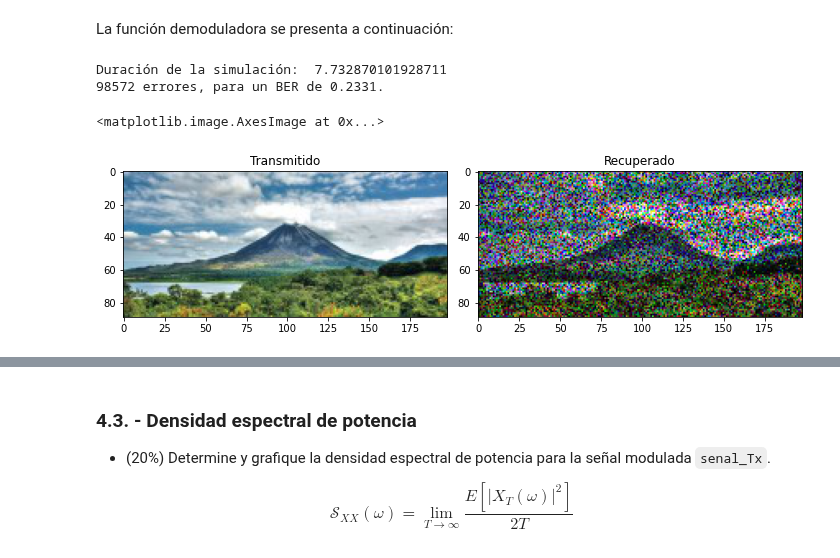
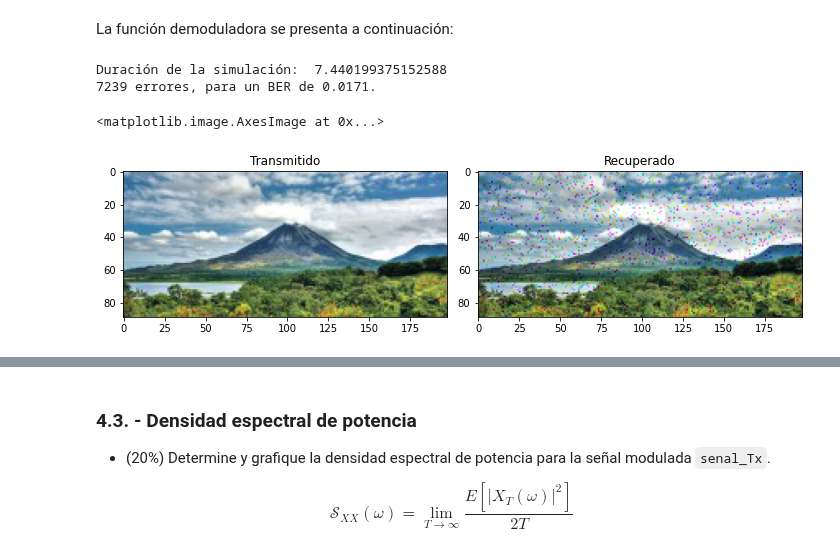
Before and after one commit to Navokov/Tema4, a Jupyter notebook: P4.ipynb, the cells around one changed output, grey strips where cells are left out. Saved outputs shown, nothing was run; the diff lists cells and outputs as text; code cells hidden in the pictures.

```diff
--- a/P4.ipynb
+++ b/P4.ipynb
@@ -880,7 +883,7 @@ import time
 # Parámetros
 fc = 5000  # frecuencia de la portadora
 mpp = 20   # muestras por periodo de la portadora
-SNR = -5   # relación señal-a-ruido del canal
+SNR = 5   # relación señal-a-ruido del canal
 
 # Iniciar medición del tiempo de simulación
 inicio = time.time()
@@ -893,43 +896,45 @@ dimensiones = imagen_Tx.shape
 bits_Tx = rgb_a_bit(imagen_Tx)
 
 # 3. Modular la cadena de bits usando el esquema BPSK
-senal_Tx, Pm, portadora, moduladora, portadora_cos, portadora_sin = modulador_8PSK(bits_Tx, fc, mpp)
+senal_Tx, Pm, portadora, moduladora, portadora_cos, \
+portadora_sin = modulador_8PSK(bits_Tx, fc, mpp)
 
 # 4. Se transmite la señal modulada, por un canal ruidoso
 senal_Rx = canal_ruidoso(senal_Tx, Pm, SNR)
 
 # 5. Se desmodula la señal recibida del canal
-bits_Rx, senal_demodulada = demodulador_8PSK(senal_Rx, portadora, mpp, portadora_cos, portadora_sin)
+bits_Rx, senal_demodulada = demodulador_8PSK(senal_Rx, portadora, mpp, \
+                                             portadora_cos, portadora_sin)
 
 # 6. Se visualiza la imagen recibida
 imagen_Rx = bits_a_rgb(bits_Rx, dimensiones)
-Fig = plt.figure(figsize=(10,6))
+Fig = plt.figure(figsize=(10, 6))
 
 # Cálculo del tiempo de simulación
 print('Duración de la simulación: ', time.time() - inicio)
 
 # 7. Calcular número de errores
 errores = sum(abs(bits_Tx - bits_Rx))
 BER = errores/len(bits_Tx)
 print('{} errores, para un BER de {:0.4f}.'.format(errores, BER))
 
 # Mostrar imagen transmitida
 ax = Fig.add_subplot(1, 2, 1)
 imgplot = plt.imshow(imagen_Tx)
 ax.set_title('Transmitido')
 
 # Mostrar imagen recuperada
 ax = Fig.add_subplot(1, 2, 2)
 imgplot = plt.imshow(imagen_Rx)
 ax.set_title('Recuperado')
 Fig.tight_layout()
 
 plt.imshow(imagen_Rx)
 # %% [output]
-Duración de la simulación:  7.732870101928711
-98572 errores, para un BER de 0.2331.
+Duración de la simulación:  7.440199375152588
+7239 errores, para un BER de 0.0171.
 <matplotlib.image.AxesImage at 0x...>
-[figure, old version]
+[figure, new version]
 # %%
 import matplotlib.pyplot as plt
 
```
Also changed, not shown: parts of 9 cells of this notebook.
